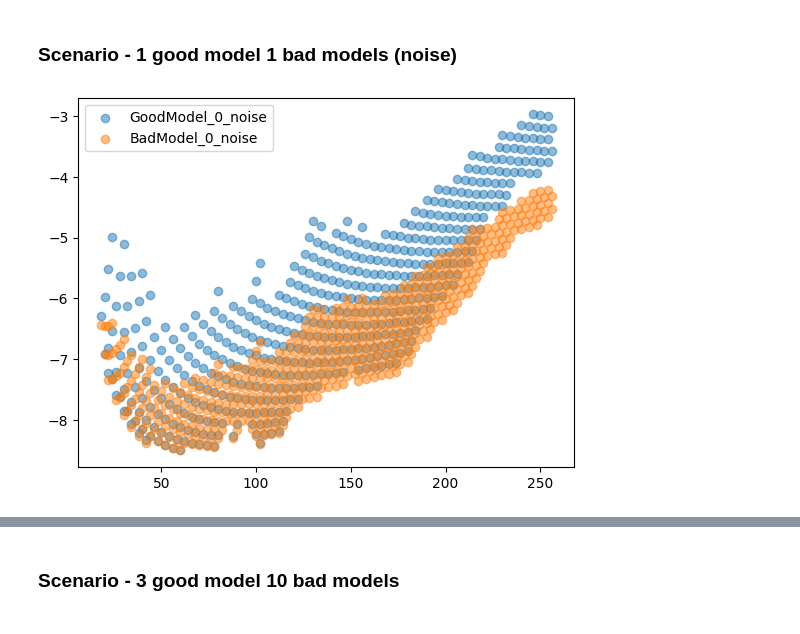
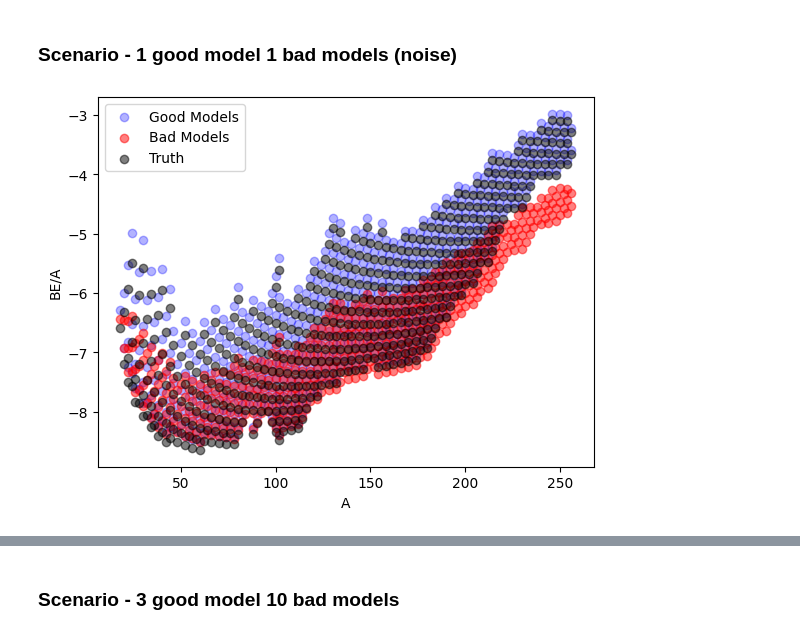
Before and after one commit to ascsn/ModelOrthogonalization, a Jupyter notebook: ToyExample/toymodelsExperiments.ipynb, the cells around one changed output, grey strips where cells are left out. Drawn from its saved outputs; the diff is of its cells as text; code cells hidden in the pictures.

```diff
--- a/ToyExample/toymodelsExperiments.ipynb
+++ b/ToyExample/toymodelsExperiments.ipynb
@@ -287,14 +287,35 @@ models_output_df = pd.DataFrame(models_output)
 models_output_df["N"] = input_NZ["N"]
 models_output_df["Z"] = input_NZ["Z"]
 models_output_df["A"] = models_output_df["N"] + models_output_df["Z"]
-# %%
-for key in models_output.keys():
-    plt.scatter(x = models_output_df["A"], y = models_output_df[key], label = key, alpha = 0.5)
-plt.legend()
-plt.savefig("Toy_raw.pdf", format="pdf", bbox_inches="tight")
-plt.show()
-# %% [output]
-[figure, removed]
+# %%
+key_list=list(models_output.keys())
+
+
+legend_flag=0
+for key in key_list[0:1]:
+    if legend_flag==0:
+        legend_flag=1
+        plt.scatter(x = models_output_df["A"], y = models_output_df[key], label = 'Good Models', alpha = 0.3,color='b')
+    else:
+        plt.scatter(x = models_output_df["A"], y = models_output_df[key], alpha = 0.3,color='b')
+
+legend_flag=0
+for key in key_list[1:]:
+    if legend_flag==0:
+        legend_flag=1
+        plt.scatter(x = models_output_df["A"], y = models_output_df[key], label = "Bad Models", alpha = 0.5,color='r')
+    else:
+        plt.scatter(x = models_output_df["A"], y = models_output_df[key], alpha = 0.5,color='r')
+
+
+plt.scatter(x = models_output_df["A"], y = masses_truth, label = "Truth", alpha = 0.5,color='k')
+plt.xlabel("A")
+plt.ylabel("BE/A")
+plt.legend()
+plt.savefig("Toy_raw.pdf", format="pdf", bbox_inches="tight")
+plt.show()
+# %% [output]
+[figure, added]
 # %%
 residuals = masses_truth.values[:,None] - models_output_df[models_output.keys()].values
 
```
Also changed, not shown: parts of 52 cells of this notebook, 1 other file.
